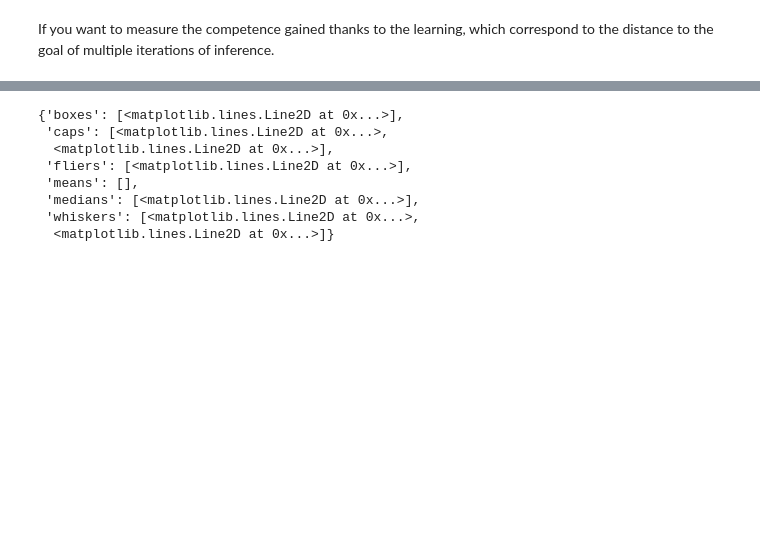
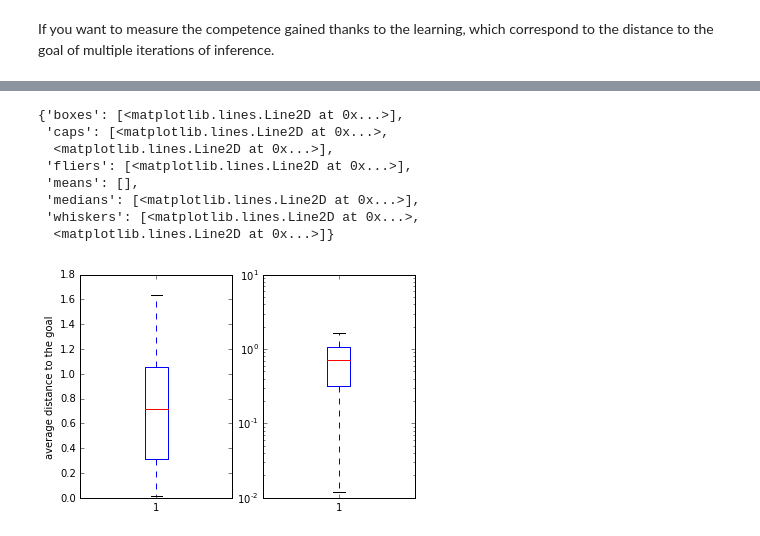
Before and after one commit to TimotheeAnne/Bayesian-Optimisation, a Jupyter notebook: notebook/BayesianOptimisation.ipynb, the cells around one changed output, grey strips where cells are left out. Cells and saved outputs as stored; diff of their text form; code cells hidden in the pictures; blank space fills up the shorter version.

```diff
--- a/notebook/BayesianOptimisation.ipynb
+++ b/notebook/BayesianOptimisation.ipynb
@@ -291,34 +306,41 @@ Measure of exploration: 0
 # %%
-# Choose the models you want to test
+''' Choose the models you want to test '''
 competence = []
 
 # Use the dataset of the learning
 dataset = sm_model.dataset
 
 # To test with the basic model which is the nearest naighbor model
 paramNN = "NN"
 
 # To test the Bayesian optimisation
 paramBO = {'acquisition': "LCB", 'exploration_weight' : 0, 'initial_points': 50,
     'environment' : environment, 'optimisation_iterations': 1, 'exact_feval' : True}
 
 param = paramNN
 
 # Number iterations of inference
-j = 100
+j1 = 100
 
 # Number of inferences
 b = 20
 
 competence.append(mesure_competence(dataset,param,environment,j, b))
 
+plt.subplot(121)
+plt.ylabel("average distance to the goal")
 plt.boxplot(competence)
+
+plt.subplot(122)
+plt.yscale('log')
+plt.boxplot(competence)
 # %% [output]
 {'boxes': [<matplotlib.lines.Line2D at 0x...>],
  'caps': [<matplotlib.lines.Line2D at 0x...>,
   <matplotlib.lines.Line2D at 0x...>],
  'fliers': [<matplotlib.lines.Line2D at 0x...>],
  'means': [],
  'medians': [<matplotlib.lines.Line2D at 0x...>],
  'whiskers': [<matplotlib.lines.Line2D at 0x...>,
   <matplotlib.lines.Line2D at 0x...>]}
+[figure, added]
```
Also changed, not shown: parts of 7 cells of this notebook, 1 other file.
